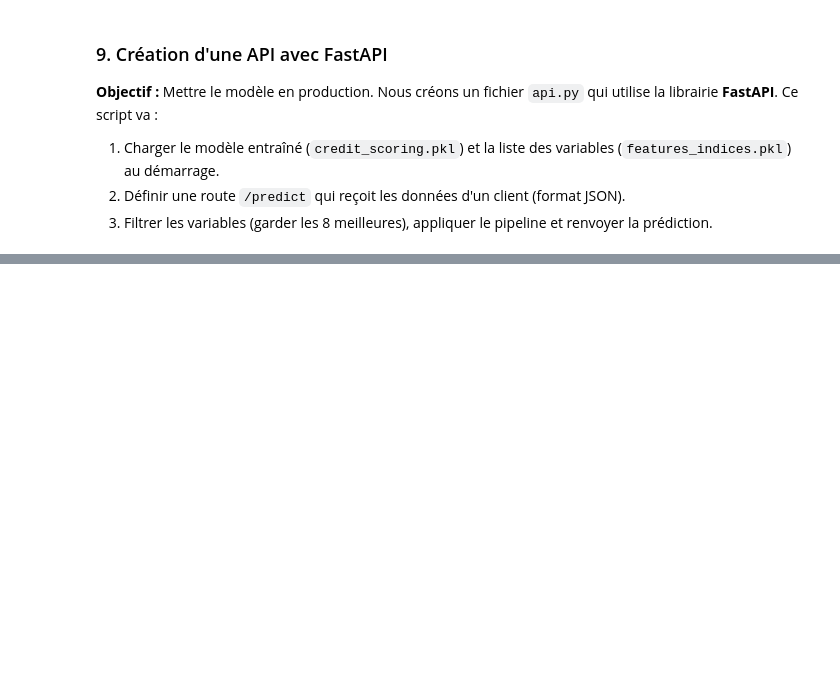
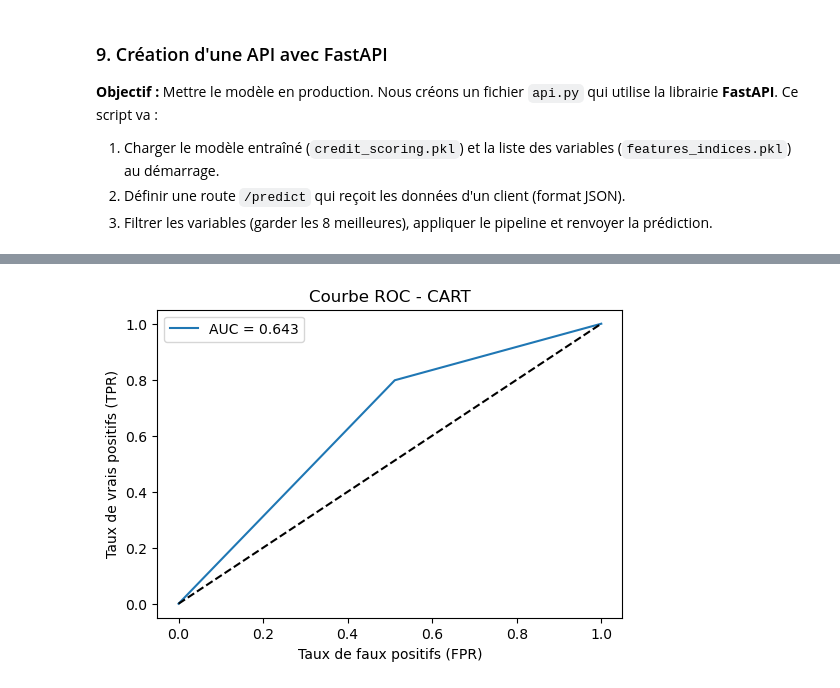
Before and after one commit to Mahmoud-dahir/financial-risk-prediction, a Jupyter notebook: TP_ML/tp1.ipynb, the cells around one changed output, grey strips where cells are left out. Drawn from its saved outputs; the diff is of its cells as text; code cells hidden in the pictures; blank space fills up the shorter version.

```diff
--- a/TP_ML/tp1.ipynb
+++ b/TP_ML/tp1.ipynb
@@ -975,0 +790,5 @@ Nous créons un fichier `api.py` qui utilise la librairie **FastAPI**. Ce script
+# %%
+X = df.drop("Status", axis = 1).values
+y = df["Status"].values
+print ("Type de X : ", type(X))
+print ("Type de y : ", type(y))
@@ -975,0 +853,13 @@ Nous créons un fichier `api.py` qui utilise la librairie **FastAPI**. Ce script
+# %%
+from sklearn.tree import DecisionTreeClassifier
+from sklearn.neighbors import KNeighborsClassifier
+from sklearn.neural_network import MLPClassifier
+
+# Dictionnaire des modèles supervisés
+clé = {
+    "CART": DecisionTreeClassifier(random_state=1),
+    "KNN": KNeighborsClassifier(n_neighbors=5),
+    "MLP": MLPClassifier(hidden_layer_sizes=(40, 20), random_state=1, max_iter=500)
+}
+
+clé
@@ -975,0 +870,73 @@ Nous créons un fichier `api.py` qui utilise la librairie **FastAPI**. Ce script
+# %%
+from sklearn.metrics import confusion_matrix, accuracy_score, precision_score, recall_score
+from sklearn.metrics import roc_curve, roc_auc_score
+import matplotlib.pyplot as plt
+
+def evaluation (model , X_test, y_test, model_name = "") :
+    y_pred = model.predict(X_test)
+    y_proba = model.predict_proba(X_test)[:, 1]
+    cm = confusion_matrix(y_test, y_pred)
+
+    print(f"\nMatrice de confusion pour {model_name} :\n")
+    print(cm)
+
+    fpr, tpr, thresholds = roc_curve(y_test, y_proba)
+    auc = roc_auc_score(y_test, y_proba)
+
+    plt.figure(figsize=(6,4))
+    plt.plot(fpr, tpr, label=f"AUC = {auc:.3f}")
+    plt.plot([0,1], [0,1], 'k--')   # Diagonale du hasard
+    plt.xlabel("Taux de faux positifs (FPR)")
+    plt.ylabel("Taux de vrais positifs (TPR)")
+    plt.title(f"Courbe ROC - {model_name}")
+    plt.legend()
+    plt.show()
+
+    accuracy = accuracy_score(y_test, y_pred)
+    precision = precision_score(y_test, y_pred)
+    recall = recall_score(y_test, y_pred)
+
+    print(f"Accuracy  : {accuracy:.3f}")
+    print(f"Précision : {precision:.3f}")
+    print(f"Rappel    : {recall:.3f}")
+
+    best = max(precision, recall)
+    score_final = (accuracy + best) / 2
+    print(f"Score final = {score_final:.3f}")
+
+    return score_final
+
+
+def run_classifiers_train_test(clé, X_train, X_test, y_train, y_test):
+    scores = {}
+
+    for name, model in clé.items():
+        print("\n" + "="*50)
+        print(f"Entraînement du modèle : {name}")
+        print("="*50)
+
+
+        model.fit(X_train, y_train)
+
+
+        score = evaluation(model, X_test, y_test, model_name=name)
+
+
+        scores[name] = score
+
+    best_name = max(scores, key=scores.get)
+    best_model = clé[best_name]
+
+    print("\n" + "#"*50)
+    print(f"Meilleur modèle : {best_name} avec un score de {scores[best_name]:.3f}")
+    print("#"*50)
+
+    return best_model, scores
+
+
+best_model, scores = run_classifiers_train_test(clé, X_train, X_test, y_train, y_test)
+
+print("\nScores obtenus :")
+print(scores)
+print("\nMeilleur modèle entraîné :", best_model)
+# %% [output]
@@ -975,0 +951 @@ Nous créons un fichier `api.py` qui utilise la librairie **FastAPI**. Ce script
+[figure, added]
```
Also changed, not shown: parts of 54 cells of this notebook, 2 other files.
